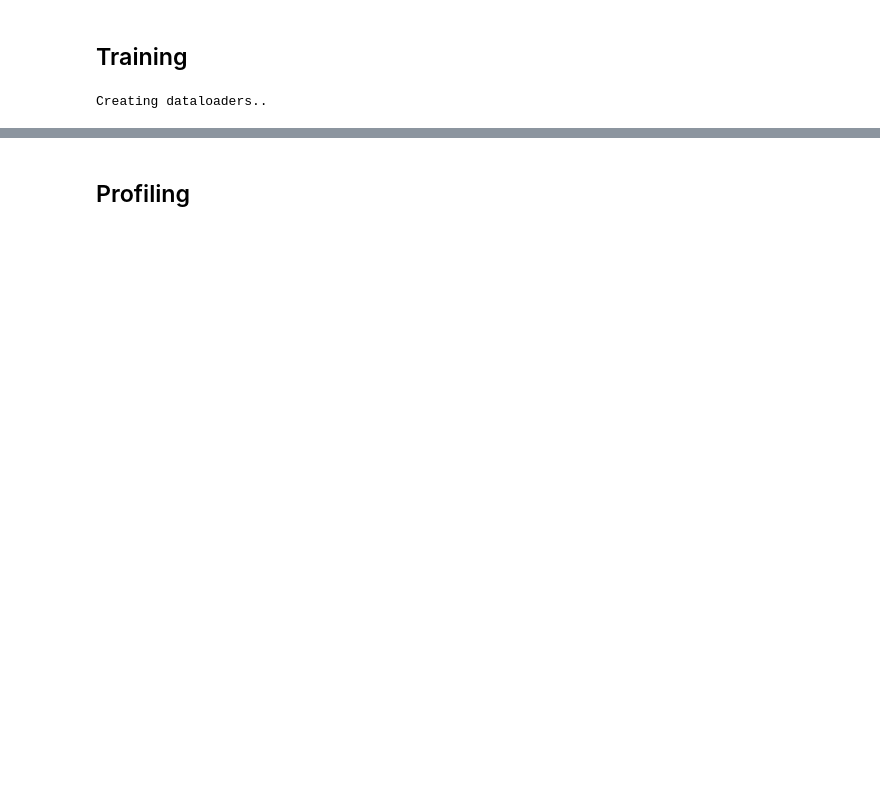
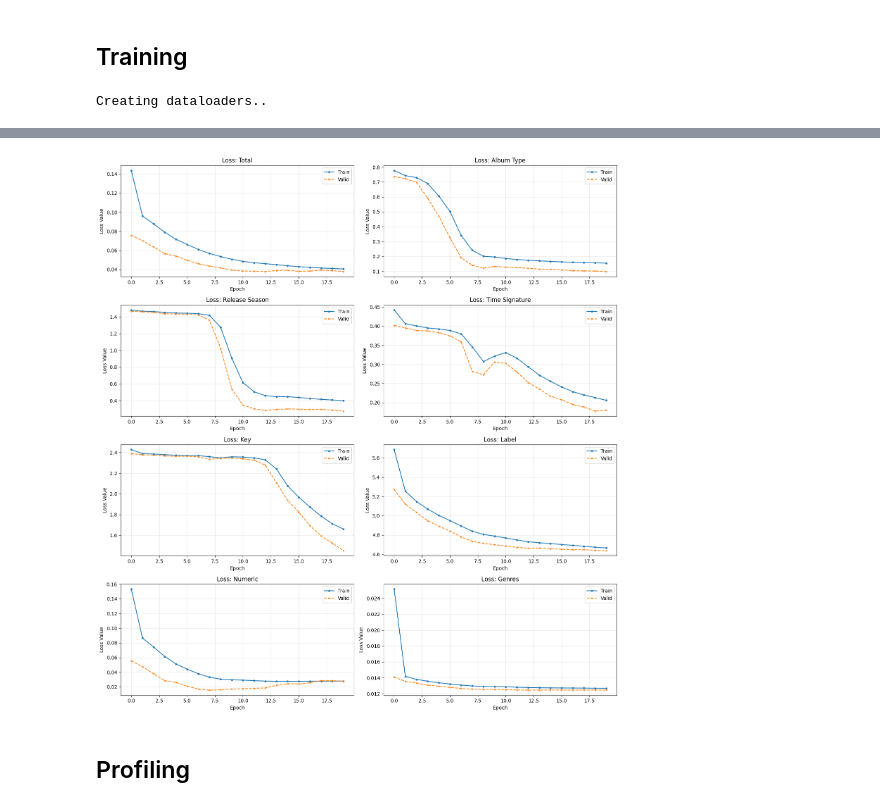
Before and after one commit to peppedilillo/toposonico, a Jupyter notebook: notebooks/08_training.ipynb, the cells around one changed output, grey strips where cells are left out. Saved outputs shown, nothing was run; the diff lists cells and outputs as text; code cells hidden in the pictures; blank space fills up the shorter version.

Commit message:
training and model architecture (not working still)

```diff
--- a/notebooks/08_training.ipynb
+++ b/notebooks/08_training.ipynb
@@ -93,8 +93,8 @@ Found 668 genres.
 # %%
 ntrain = int(0.8 * len(df)); nvalid = len(df) - ntrain
 _shuffled = df.sample(frac=1, replace=False, ignore_index=True, random_state=0)
-dft = _shuffled.loc[:ntrain].reset_index()
-dfv = _shuffled.loc[ntrain + 1: ].reset_index()
+dft = _shuffled.iloc[:ntrain].reset_index(drop=True)
+dfv = _shuffled.iloc[ntrain:].reset_index(drop=True)
 # %% [markdown]
 ## Numerical feature standardization
 # %%
@@ -320,8 +405,8 @@ from torch import optim
 
 print("Creating dataloaders..")
 train_dataset, valid_dataset = TrackDataset(dft, label2idx, genre2idx), TrackDataset(dfv, label2idx, genre2idx)
-train = DataLoader(train_dataset, batch_size=1024, shuffle=True, num_workers=20, pin_memory=True)
-valid = DataLoader(valid_dataset, batch_size=1024, num_workers=20, pin_memory=True)
+train = DataLoader(train_dataset, batch_size=1024, shuffle=True, num_workers=20, pin_memory=True, collate_fn=collate_fn)
+valid = DataLoader(valid_dataset, batch_size=1024, num_workers=20, pin_memory=True, collate_fn=collate_fn)
 # %% [output]
 Creating dataloaders..
 # %%
@@ -396,2 +508,42 @@ plt.legend()
+# %%
+import matplotlib.pyplot as plt
+
+
+def plot_training_results(history):
+    metrics = list(history[0][0].keys())
+    num_metrics = len(metrics)
+
+    cols = 2
+    rows = (num_metrics + 1) // 2
+    fig, axes = plt.subplots(rows, cols, figsize=(15, 4 * rows))
+    axes = axes.flatten()
+
+    for i, metric in enumerate(metrics):
+        train_vals = [h[0][metric] for h in history]
+        valid_vals = [h[1][metric] for h in history]
+
+        ax = axes[i]
+        ax.plot(train_vals, label="Train", marker="o", markersize=3)
+        ax.plot(valid_vals, label="Valid", linestyle="--", marker="x", markersize=3)
+
+        title = metric.replace("_", " ").title()
+        ax.set_title(f"Loss: {title}")
+        ax.set_xlabel("Epoch")
+        ax.set_ylabel("Loss Value")
+        ax.legend()
+        ax.grid(True, alpha=0.3)
+        if train_vals[0] / (train_vals[-1] + 1e-9) > 100:
+            ax.set_yscale("log")
+
+    for j in range(i + 1, len(axes)):
+        fig.delaxes(axes[j])
+
+    plt.tight_layout()
+    plt.show()
+
+# Use it like this:
+plot_training_results(history)
+# %% [output]
+[figure, added]
 # %% [markdown]
 ## Profiling
```
Also changed, not shown: parts of 10 cells of this notebook, 3 other files.
